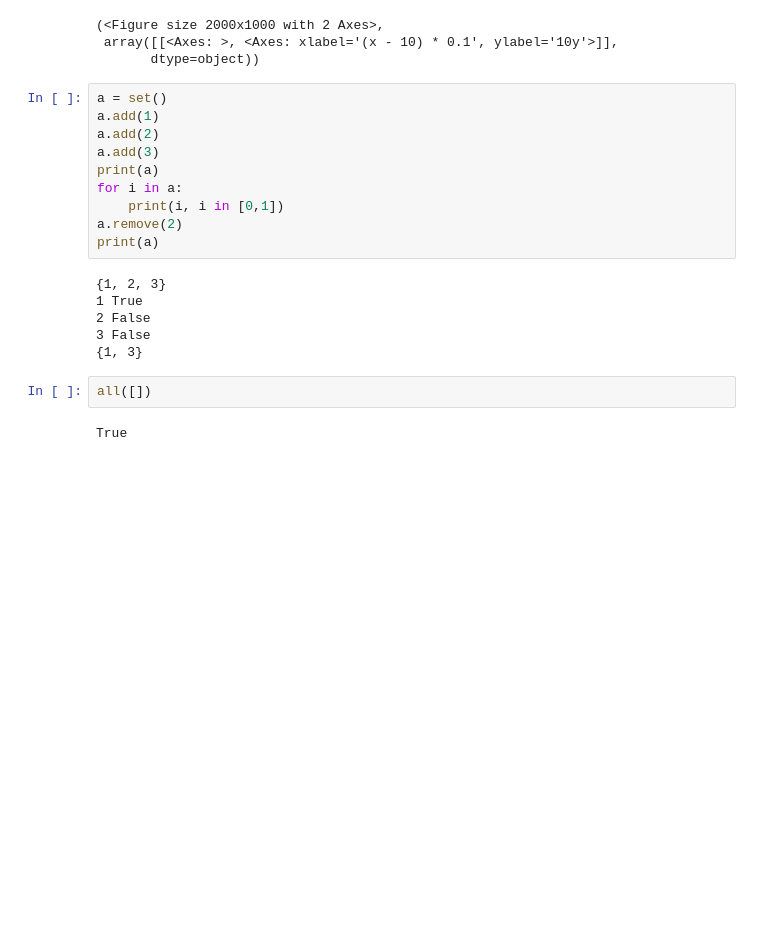
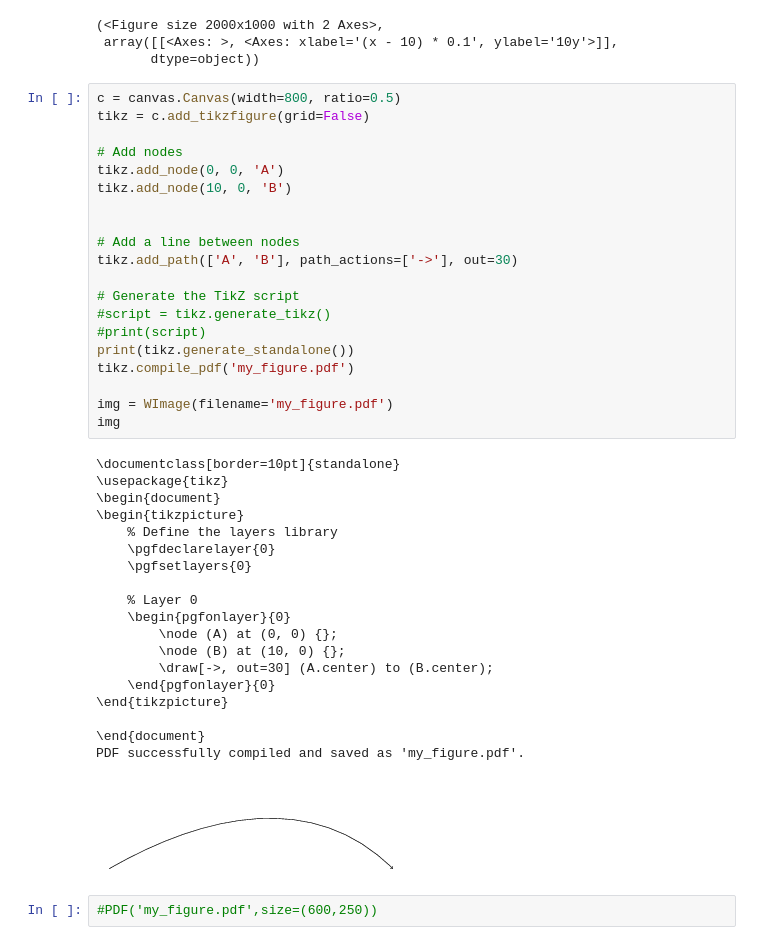
Before and after one commit to max-models/maxplotlib, a Jupyter notebook: tutorials/tutorial_02.ipynb, the cells around one changed output. Drawn from its saved outputs; the diff is of its cells as text; blank space fills up the shorter version.

Commit message:
Added ability to plot single layers

```diff
--- a/tutorials/tutorial_02.ipynb
+++ b/tutorials/tutorial_02.ipynb
@@ -61,22 +71,44 @@ PDF successfully compiled and saved as 'my_figure.pdf'.
  array([[<Axes: >, <Axes: xlabel='(x - 10) * 0.1', ylabel='10y'>]],
        dtype=object))
 # %%
-a = set()
-a.add(1)
-a.add(2)
-a.add(3)
-print(a)
-for i in a:
-    print(i, i in [0,1])
-a.remove(2)
-print(a)
+c = canvas.Canvas(width=800, ratio=0.5)
+tikz = c.add_tikzfigure(grid=False)
+
+# Add nodes
+tikz.add_node(0, 0, 'A')
+tikz.add_node(10, 0, 'B')
+
+
+# Add a line between nodes
+tikz.add_path(['A', 'B'], path_actions=['->'], out=30)
+
+# Generate the TikZ script
+#script = tikz.generate_tikz()
+#print(script)
+print(tikz.generate_standalone())
+tikz.compile_pdf('my_figure.pdf')
+
+img = WImage(filename='my_figure.pdf')
+img
 # %% [output]
-{1, 2, 3}
-1 True
-2 False
-3 False
-{1, 3}
+\documentclass[border=10pt]{standalone}
+\usepackage{tikz}
+\begin{document}
+\begin{tikzpicture}
+    % Define the layers library
+    \pgfdeclarelayer{0}
+    \pgfsetlayers{0}
+
+    % Layer 0
+    \begin{pgfonlayer}{0}
+        \node (A) at (0, 0) {};
+        \node (B) at (10, 0) {};
+        \draw[->, out=30] (A.center) to (B.center);
+    \end{pgfonlayer}{0}
+\end{tikzpicture}
+
+\end{document}
+PDF successfully compiled and saved as 'my_figure.pdf'.
+[figure, added]
 # %%
-all([])
+#PDF('my_figure.pdf',size=(600,250))
-# %% [output]
-True
```
Also changed, not shown: parts of 2 cells of this notebook, 5 other files.
